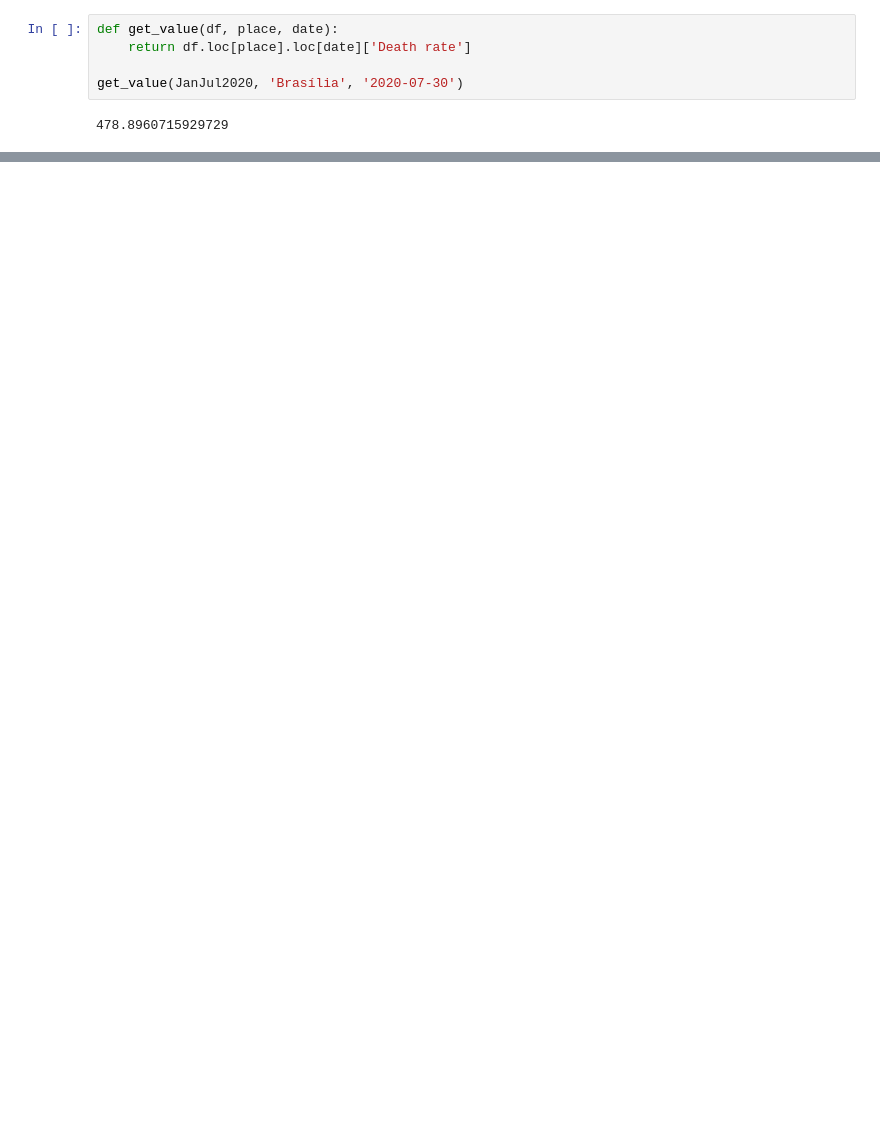
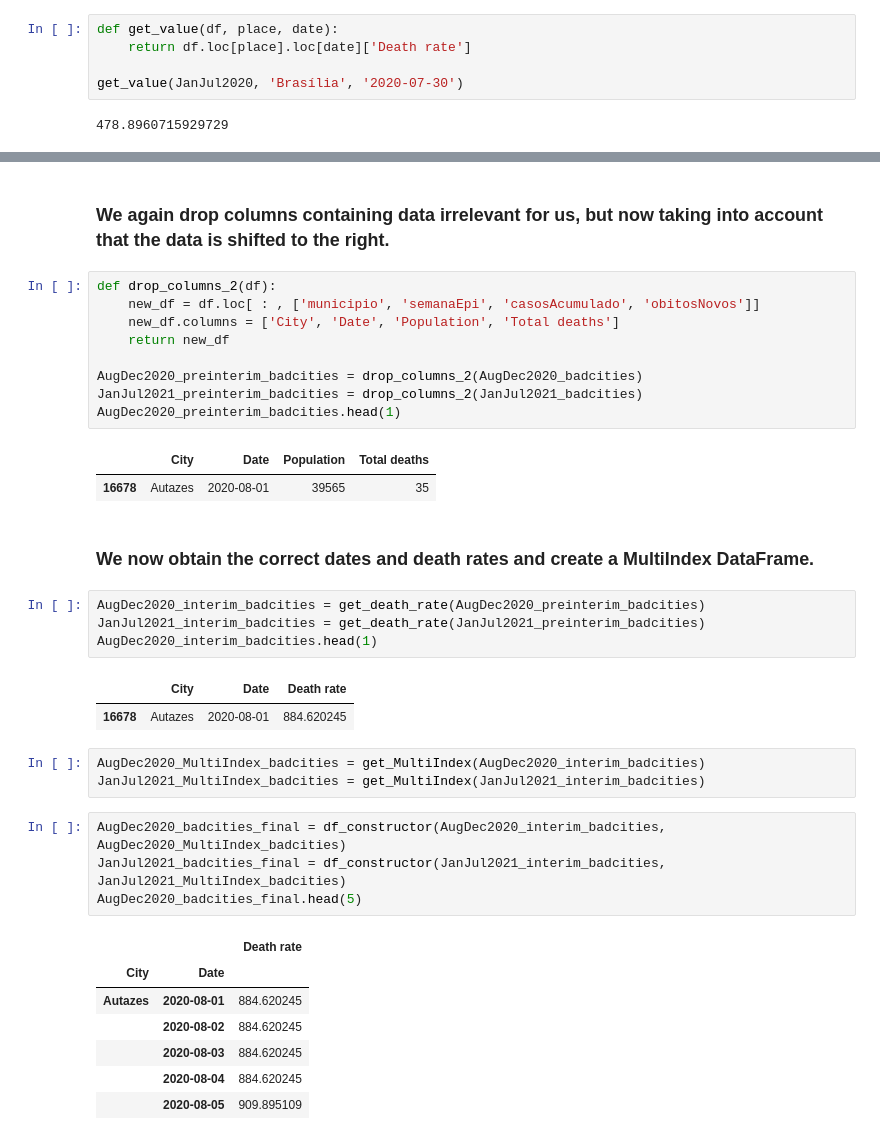
Before and after one commit to DanCoimbra/data_science_studies, a Jupyter notebook: Statistics (Python)/Cleaning – COVID Deaths by Municipality.ipynb, the cells around one changed output, grey strips where cells are left out. Drawn from its saved outputs; the diff is of its cells as text; blank space fills up the shorter version.

```diff
--- a/Statistics (Python)/Cleaning – COVID Deaths by Municipality.ipynb
+++ b/Statistics (Python)/Cleaning – COVID Deaths by Municipality.ipynb
@@ -172,0 +245,38 @@ JanJul2021.to_pickle(f'{save_path}JanJul2021')
+# %% [markdown]
+### We again drop columns containing data irrelevant for us, but now taking into account that the data is shifted to the right.
+# %%
+def drop_columns_2(df):
+    new_df = df.loc[ : , ['municipio', 'semanaEpi', 'casosAcumulado', 'obitosNovos']]
+    new_df.columns = ['City', 'Date', 'Population', 'Total deaths']
+    return new_df
+
+AugDec2020_preinterim_badcities = drop_columns_2(AugDec2020_badcities)
+JanJul2021_preinterim_badcities = drop_columns_2(JanJul2021_badcities)
+AugDec2020_preinterim_badcities.head(1)
+# %% [output]
+|  | City | Date | Population | Total deaths |
+| 16678 | Autazes | 2020-08-01 | 39565 | 35 |
+# %% [markdown]
+### We now obtain the correct dates and death rates and create a MultiIndex DataFrame.
+# %%
+AugDec2020_interim_badcities = get_death_rate(AugDec2020_preinterim_badcities)
+JanJul2021_interim_badcities = get_death_rate(JanJul2021_preinterim_badcities)
+AugDec2020_interim_badcities.head(1)
+# %% [output]
+|  | City | Date | Death rate |
+| 16678 | Autazes | 2020-08-01 | 884.620245 |
+# %%
+AugDec2020_MultiIndex_badcities = get_MultiIndex(AugDec2020_interim_badcities)
+JanJul2021_MultiIndex_badcities = get_MultiIndex(JanJul2021_interim_badcities)
+# %%
+AugDec2020_badcities_final = df_constructor(AugDec2020_interim_badcities, AugDec2020_MultiIndex_badcities)
+JanJul2021_badcities_final = df_constructor(JanJul2021_interim_badcities, JanJul2021_MultiIndex_badcities)
+AugDec2020_badcities_final.head(5)
+# %% [output]
+|  |  | Death rate |
+| City | Date |  |
+| Autazes | 2020-08-01 | 884.620245 |
+|  | 2020-08-02 | 884.620245 |
+|  | 2020-08-03 | 884.620245 |
+|  | 2020-08-04 | 884.620245 |
+|  | 2020-08-05 | 909.895109 |
```
Also changed, not shown: parts of 34 cells of this notebook.
